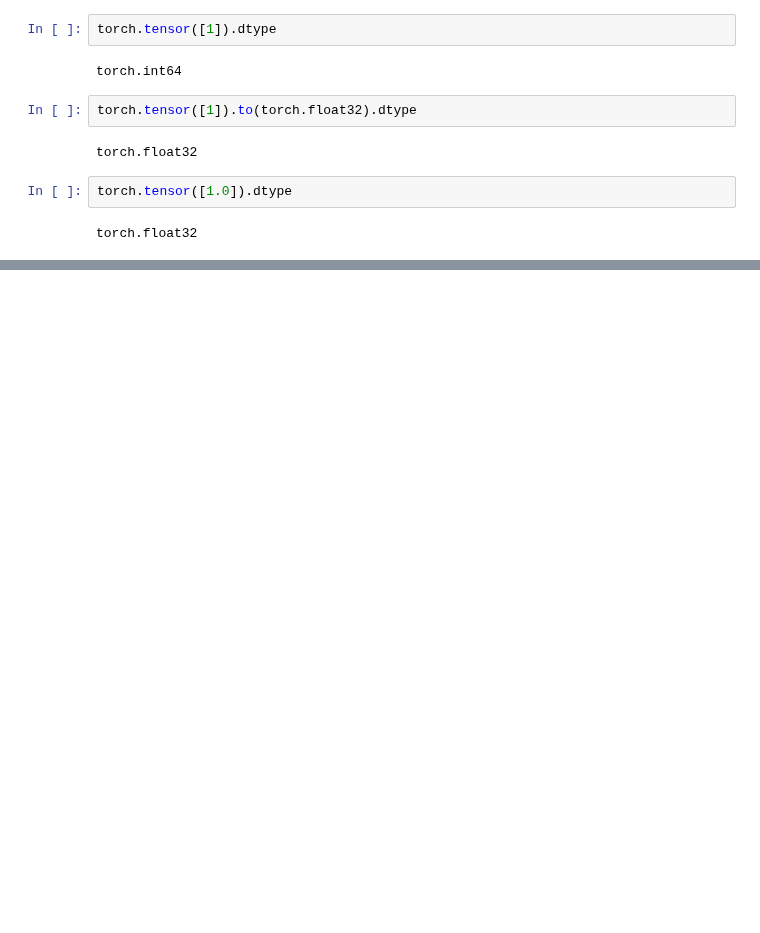
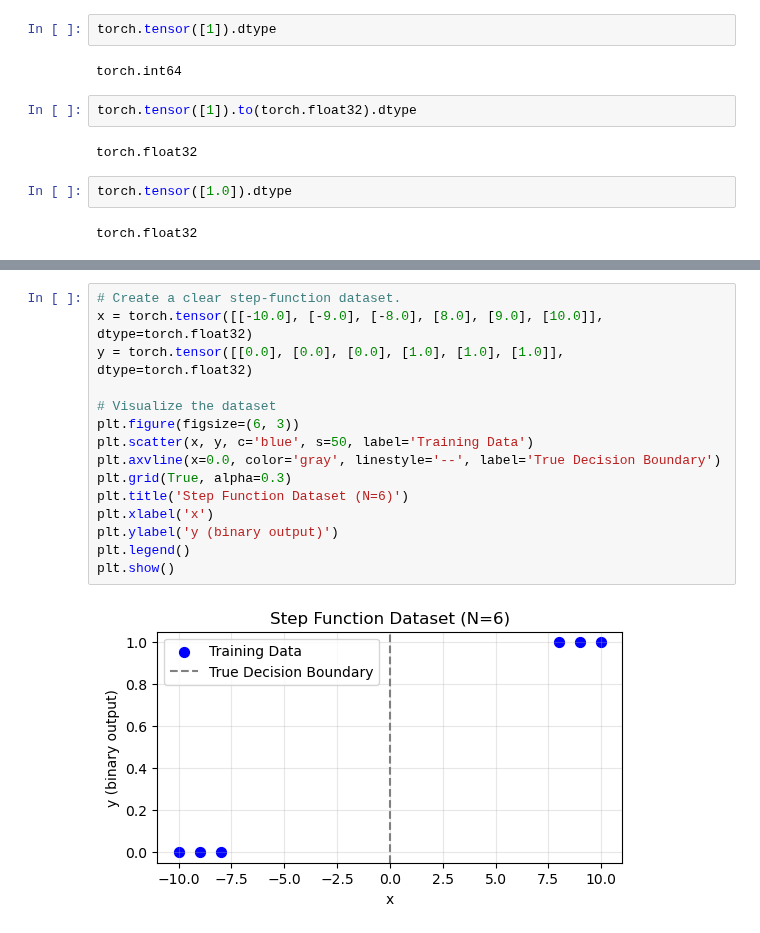
Before and after one commit to seafoodfry/ml-workspace, a Jupyter notebook: gpu-sandbox/llm-book/pytorch-101.ipynb, the cells around one changed output, grey strips where cells are left out. Saved outputs shown, nothing was run; the diff lists cells and outputs as text; blank space fills up the shorter version.

```diff
--- a/gpu-sandbox/llm-book/pytorch-101.ipynb
+++ b/gpu-sandbox/llm-book/pytorch-101.ipynb
@@ -111,0 +137,17 @@ torch.float32
+# %%
+# Create a clear step-function dataset.
+x = torch.tensor([[-10.0], [-9.0], [-8.0], [8.0], [9.0], [10.0]], dtype=torch.float32)
+y = torch.tensor([[0.0], [0.0], [0.0], [1.0], [1.0], [1.0]], dtype=torch.float32)
+
+# Visualize the dataset
+plt.figure(figsize=(6, 3))
+plt.scatter(x, y, c='blue', s=50, label='Training Data')
+plt.axvline(x=0.0, color='gray', linestyle='--', label='True Decision Boundary')
+plt.grid(True, alpha=0.3)
+plt.title('Step Function Dataset (N=6)')
+plt.xlabel('x')
+plt.ylabel('y (binary output)')
+plt.legend()
+plt.show()
+# %% [output]
+[figure, added]
```
Also changed, not shown: parts of 11 cells of this notebook.
